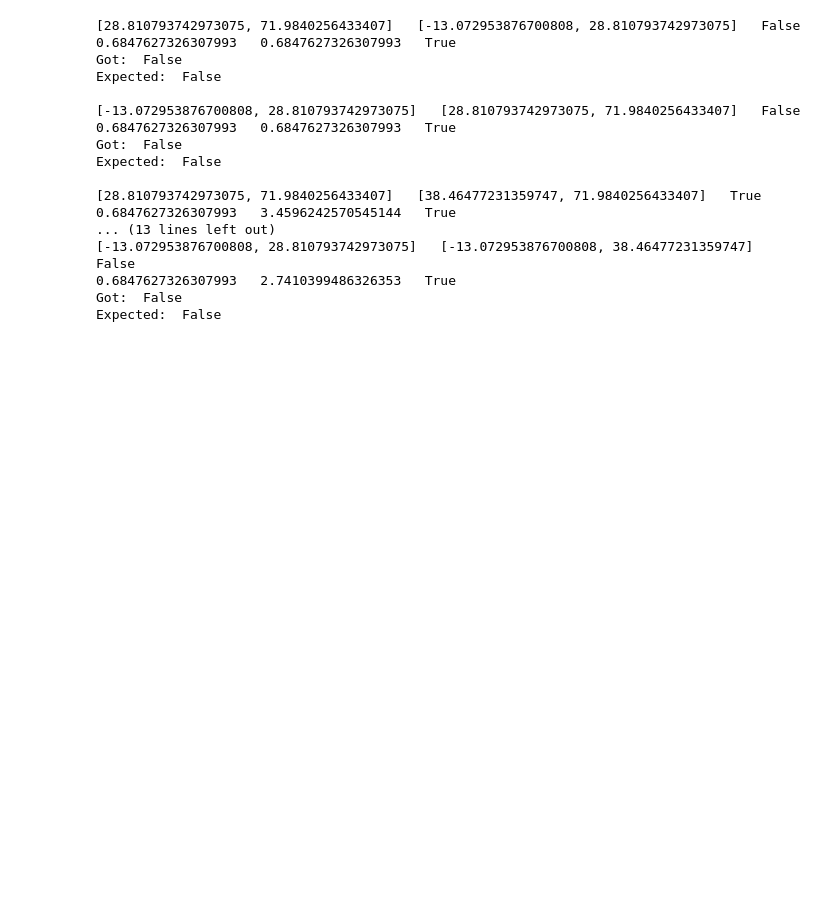
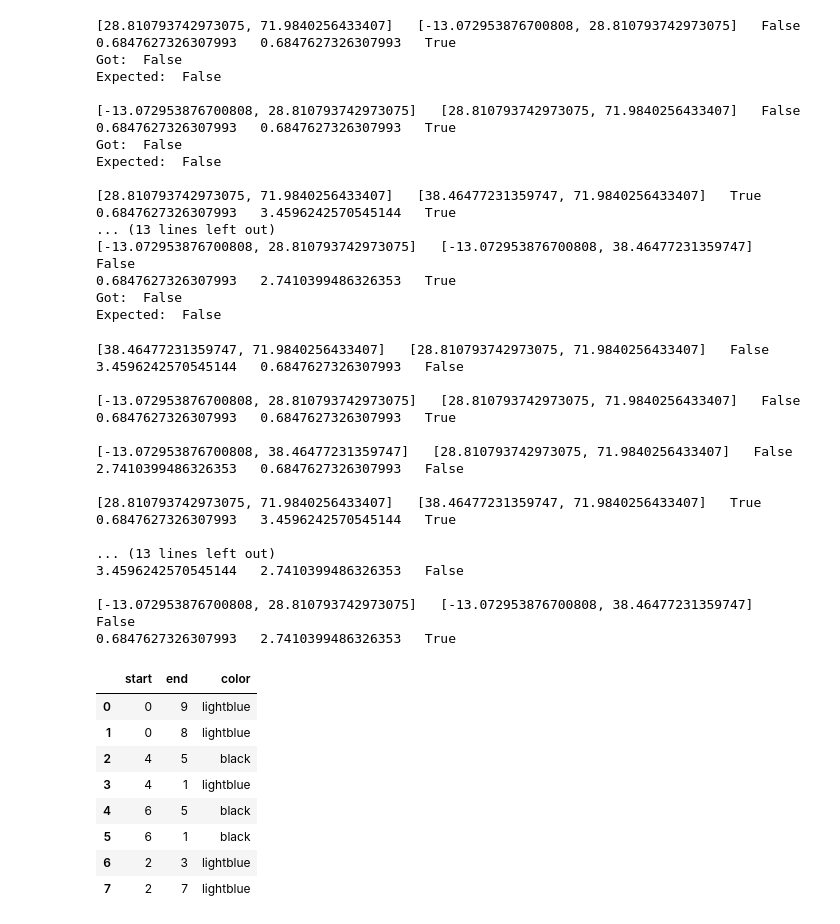
Before and after one commit to AdwaitB/visual-positioning-mci, a Jupyter notebook: python-analysis/scan_playground.ipynb, the cells around one changed output. Saved outputs shown, nothing was run; the diff lists cells and outputs as text; code cells hidden in the pictures; blank space fills up the shorter version.

```diff
--- a/python-analysis/scan_playground.ipynb
+++ b/python-analysis/scan_playground.ipynb
@@ -257,6 +245,0 @@ print(points_filtered)
-# %%
-def tag_edges():
-    colors = [DATA_EDGE_COLOR_DEFAULT]*len(edge_ids)
-    return colors
-
-edge_colors = tag_edges()
@@ -388,3 +336,58 @@ Expected:  False
 0.6847627326307993   2.7410399486326353   True
 Got:  False
 Expected:  False
+# %%
+def tag_edges():
+    colors = [DATA_EDGE_COLOR_DEFAULT]*len(edge_ids)
+
+    # Can be optimized to linear time using topo sort
+    for i, ei in edge_ids.iterrows():
+        # Check if edge is in the scan or not
+        if (points['color'][ei[0]] == DATA_POINT_COLOR_DEFAULT) or (points['color'][ei[1]] == DATA_POINT_COLOR_DEFAULT):
+            continue;
+
+        possible = True
+
+        # Check if this edge is not overlappable
+        for j, ej in edge_ids.iterrows():
+            if (i == j) or (points['color'][ej[0]] == DATA_POINT_COLOR_DEFAULT) or (points['color'][ej[1]] == DATA_POINT_COLOR_DEFAULT):
+                continue;
+
+            if(check_edge_overlap(j, i, ORIGIN)):
+                possible = False
+                break
+
+        if possible:
+            colors[i] = DATA_EDGE_COLOR_VIEW
+
+    edge_ids['color'] = colors
+
+tag_edges()
+edge_ids
+# %% [output]
+[38.46477231359747, 71.9840256433407]   [28.810793742973075, 71.9840256433407]   False
+3.4596242570545144   0.6847627326307993   False
+
+[-13.072953876700808, 28.810793742973075]   [28.810793742973075, 71.9840256433407]   False
+0.6847627326307993   0.6847627326307993   True
+
+[-13.072953876700808, 38.46477231359747]   [28.810793742973075, 71.9840256433407]   False
+2.7410399486326353   0.6847627326307993   False
+
+[28.810793742973075, 71.9840256433407]   [38.46477231359747, 71.9840256433407]   True
+0.6847627326307993   3.4596242570545144   True
+
+... (13 lines left out)
+3.4596242570545144   2.7410399486326353   False
+
+[-13.072953876700808, 28.810793742973075]   [-13.072953876700808, 38.46477231359747]   False
+0.6847627326307993   2.7410399486326353   True
+|  | start | end | color |
+| 0 | 0 | 9 | lightblue |
+| 1 | 0 | 8 | lightblue |
+| 2 | 4 | 5 | black |
+| 3 | 4 | 1 | lightblue |
+| 4 | 6 | 5 | black |
+| 5 | 6 | 1 | black |
+| 6 | 2 | 3 | lightblue |
+| 7 | 2 | 7 | lightblue |
```
Also changed, not shown: parts of 18 cells of this notebook.
